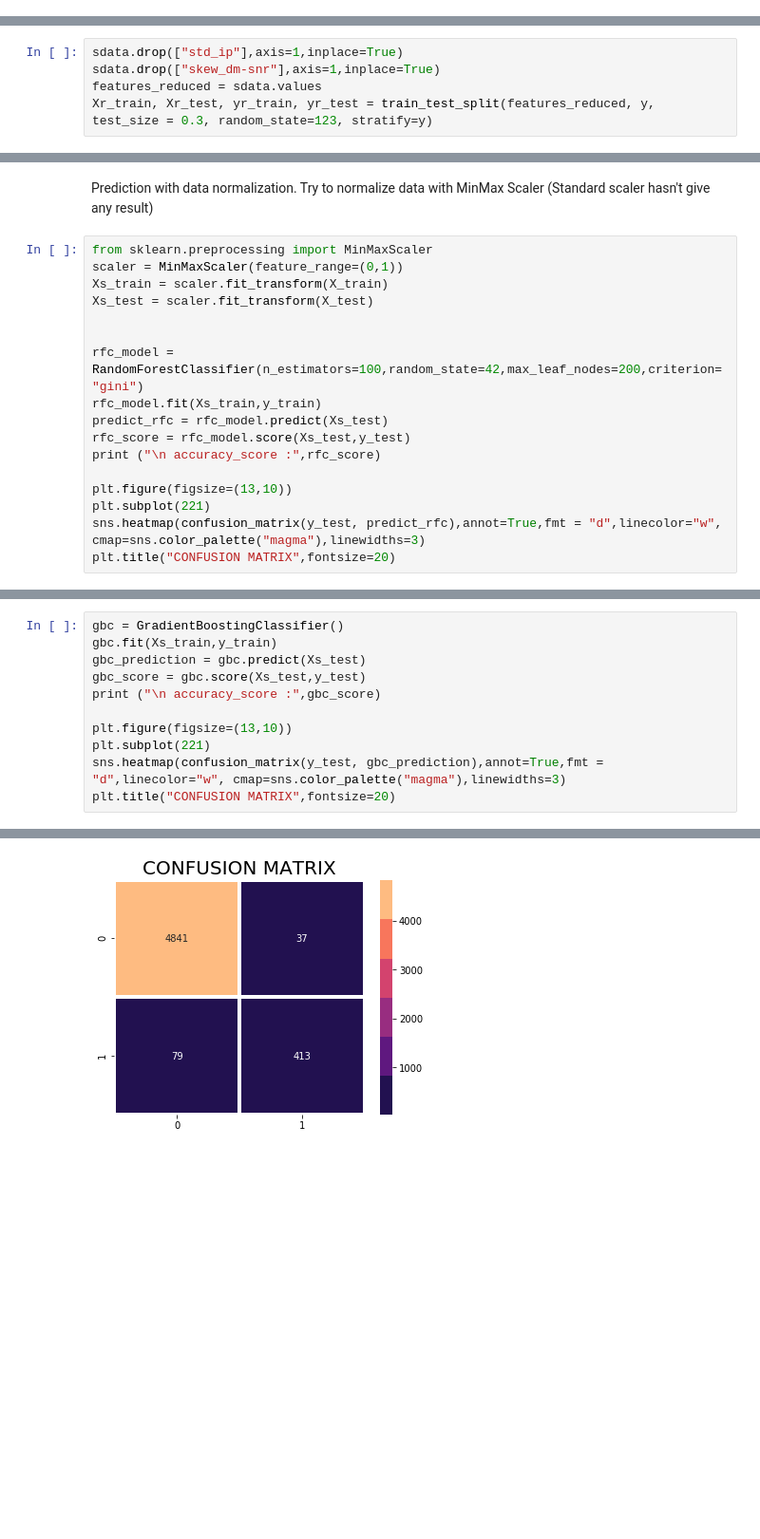
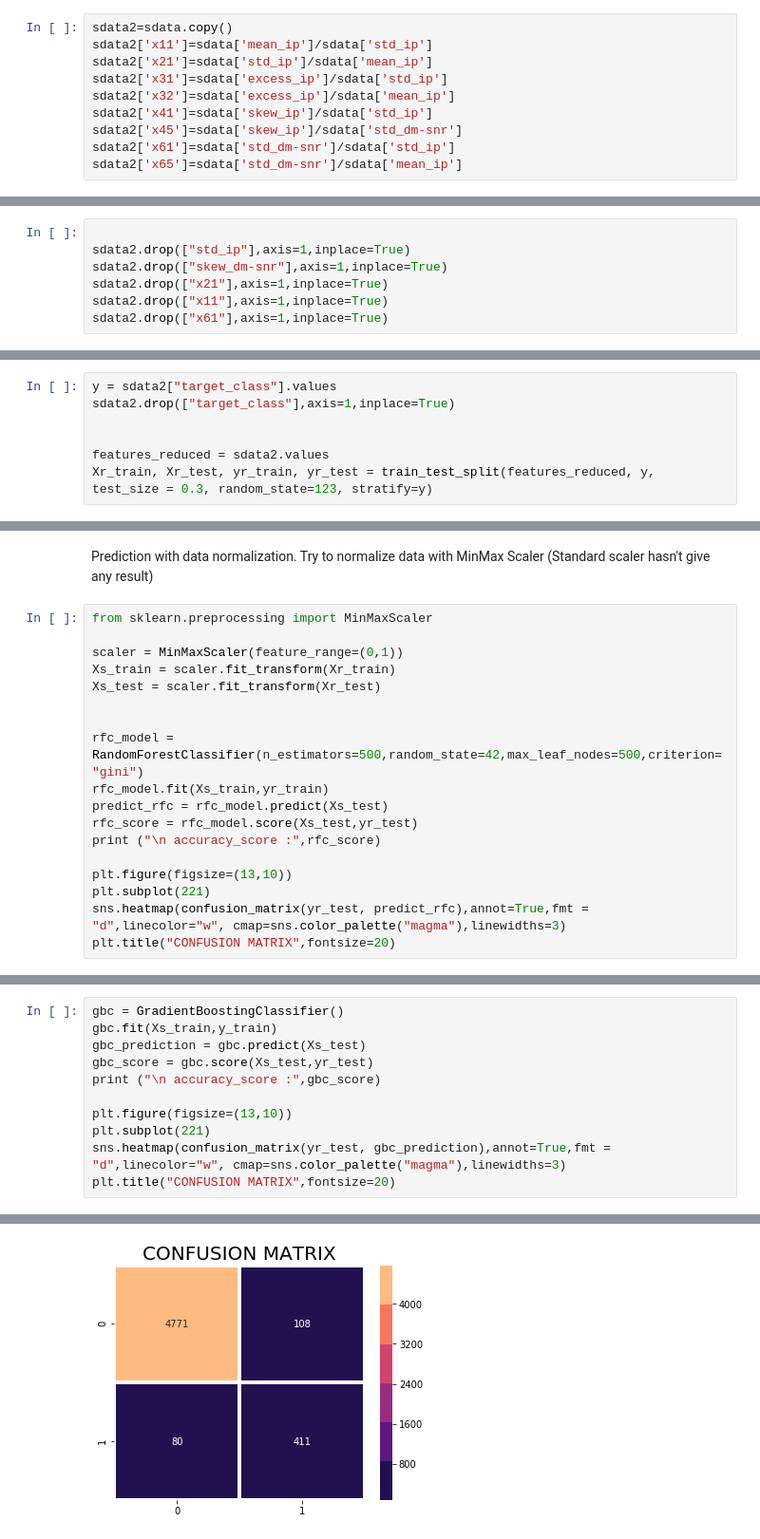
Before and after one commit to gtdevice/AI_Uni_Tsystems, a Jupyter notebook: pulsar_predict.ipynb, the cells around one changed output, grey strips where cells are left out. Shown: that part at 95% size. Drawn from its saved outputs; the diff is of its cells as text; blank space fills up the shorter version.

```diff
--- a/pulsar_predict.ipynb
+++ b/pulsar_predict.ipynb
@@ -111,0 +163,10 @@ There is a low correlation between following features:
+# %%
+sdata2=sdata.copy()
+sdata2['x11']=sdata['mean_ip']/sdata['std_ip']
+sdata2['x21']=sdata['std_ip']/sdata['mean_ip']
+sdata2['x31']=sdata['excess_ip']/sdata['std_ip']
+sdata2['x32']=sdata['excess_ip']/sdata['mean_ip']
+sdata2['x41']=sdata['skew_ip']/sdata['std_ip']
+sdata2['x45']=sdata['skew_ip']/sdata['std_dm-snr']
+sdata2['x61']=sdata['std_dm-snr']/sdata['std_ip']
+sdata2['x65']=sdata['std_dm-snr']/sdata['mean_ip']
@@ -111,0 +183,7 @@ There is a low correlation between following features:
+# %%
+
+sdata2.drop(["std_ip"],axis=1,inplace=True)
+sdata2.drop(["skew_dm-snr"],axis=1,inplace=True)
+sdata2.drop(["x21"],axis=1,inplace=True)
+sdata2.drop(["x11"],axis=1,inplace=True)
+sdata2.drop(["x61"],axis=1,inplace=True)
@@ -193,7 +270,9 @@ Create additional train set with removing std_ip and skew_dm-snr
 # %%
-sdata.drop(["std_ip"],axis=1,inplace=True)
-sdata.drop(["skew_dm-snr"],axis=1,inplace=True)
-features_reduced = sdata.values
+y = sdata2["target_class"].values
+sdata2.drop(["target_class"],axis=1,inplace=True)
+
+
+features_reduced = sdata2.values
 Xr_train, Xr_test, yr_train, yr_test = train_test_split(features_reduced, y, test_size = 0.3, random_state=123, stratify=y)
 # %%
 rfc_model = RandomForestClassifier(n_estimators=100,random_state=42,max_leaf_nodes=200,criterion="gini")
@@ -233,19 +312,20 @@ Reducing numbers of features in common increase false positives results and don'
 Prediction with data normalization. Try to normalize data with MinMax Scaler (Standard scaler hasn't give any result)
 # %%
 from sklearn.preprocessing import MinMaxScaler
+
 scaler = MinMaxScaler(feature_range=(0,1))
-Xs_train = scaler.fit_transform(X_train)
-Xs_test = scaler.fit_transform(X_test)
+Xs_train = scaler.fit_transform(Xr_train)
+Xs_test = scaler.fit_transform(Xr_test)
 
 
-rfc_model = RandomForestClassifier(n_estimators=100,random_state=42,max_leaf_nodes=200,criterion="gini")
-rfc_model.fit(Xs_train,y_train)
+rfc_model = RandomForestClassifier(n_estimators=500,random_state=42,max_leaf_nodes=500,criterion="gini")
+rfc_model.fit(Xs_train,yr_train)
 predict_rfc = rfc_model.predict(Xs_test)
-rfc_score = rfc_model.score(Xs_test,y_test)
+rfc_score = rfc_model.score(Xs_test,yr_test)
 print ("\n accuracy_score :",rfc_score)
 
 plt.figure(figsize=(13,10))
 plt.subplot(221)
-sns.heatmap(confusion_matrix(y_test, predict_rfc),annot=True,fmt = "d",linecolor="w", cmap=sns.color_palette("magma"),linewidths=3)
+sns.heatmap(confusion_matrix(yr_test, predict_rfc),annot=True,fmt = "d",linecolor="w", cmap=sns.color_palette("magma"),linewidths=3)
 plt.title("CONFUSION MATRIX",fontsize=20)
 # %% [output]
@@ -256,11 +336,11 @@ Text(0.5, 1, 'CONFUSION MATRIX')
 gbc = GradientBoostingClassifier()
 gbc.fit(Xs_train,y_train)
 gbc_prediction = gbc.predict(Xs_test)
-gbc_score = gbc.score(Xs_test,y_test)
+gbc_score = gbc.score(Xs_test,yr_test)
 print ("\n accuracy_score :",gbc_score)
 
 plt.figure(figsize=(13,10))
 plt.subplot(221)
-sns.heatmap(confusion_matrix(y_test, gbc_prediction),annot=True,fmt = "d",linecolor="w", cmap=sns.color_palette("magma"),linewidths=3)
+sns.heatmap(confusion_matrix(yr_test, gbc_prediction),annot=True,fmt = "d",linecolor="w", cmap=sns.color_palette("magma"),linewidths=3)
 plt.title("CONFUSION MATRIX",fontsize=20)
 # %% [output]
@@ -268,5 +348,5 @@ plt.title("CONFUSION MATRIX",fontsize=20)
 Text(0.5, 1, 'CONFUSION MATRIX')
-[figure, old version]
+[figure, new version]
 # %%
 from sklearn.ensemble import AdaBoostClassifier
 ada_normS_model = AdaBoostClassifier()
```
Also changed, not shown: parts of 40 cells of this notebook, 1 other file.
